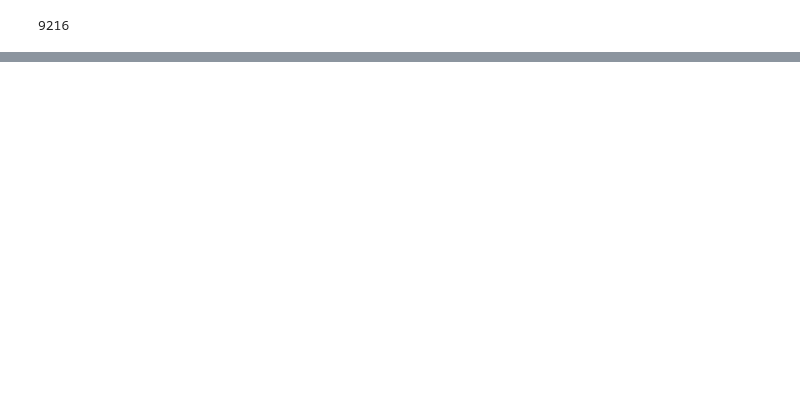
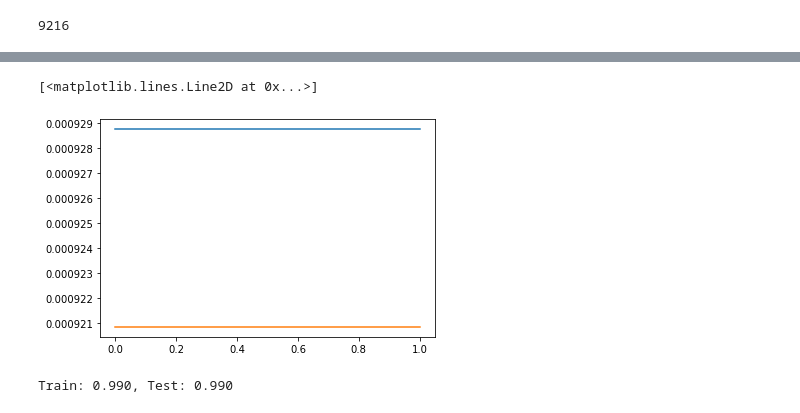
Before and after one commit to flickyiyo/proyecto-maestria, a Jupyter notebook: Model.ipynb, the cells around one changed output, grey strips where cells are left out. Saved outputs shown, nothing was run; the diff lists cells and outputs as text; code cells hidden in the pictures; blank space fills up the shorter version.

Commit message:
Made autoencoder work

```diff
--- a/Model.ipynb
+++ b/Model.ipynb
@@ -25,0 +34,2 @@ decoder.add(Dense(9216, activation='relu'))
+# %%
+files = parse.convert_midi_files('C:/Users/edgar/Desktop/vgmidi-master/unlabelled/midi/')
@@ -25,0 +79,3 @@ decoder.add(Dense(9216, activation='relu'))
+# %%
+files = np.array(files)
+X_train, X_test, y_train, y_test = train_test_split(files, files, test_size=0.33, random_state=42)
@@ -25,0 +86,6 @@ decoder.add(Dense(9216, activation='relu'))
+# %%
+from keras.callbacks import EarlyStopping
+es = EarlyStopping(monitor='val_loss', mode='min', verbose=1)
+# %%
+print(autoencoder.summary())
+history = autoencoder.fit(X_train, X_train, epochs=100, validation_data=(X_test, X_test), verbose=1, callbacks=[es])
@@ -25,0 +121,10 @@ decoder.add(Dense(9216, activation='relu'))
+# %%
+plt.plot(history.history['loss'], label='train')
+plt.plot(history.history['val_loss'], label='test')
+# %% [output]
+[<matplotlib.lines.Line2D at 0x...>]
+[figure, added]
+# %%
+print('Train: %.3f, Test: %.3f' % (train_acc, test_acc))
+# %% [output]
+Train: 0.990, Test: 0.990
```
Also changed, not shown: parts of 19 cells of this notebook, 3 other files.
